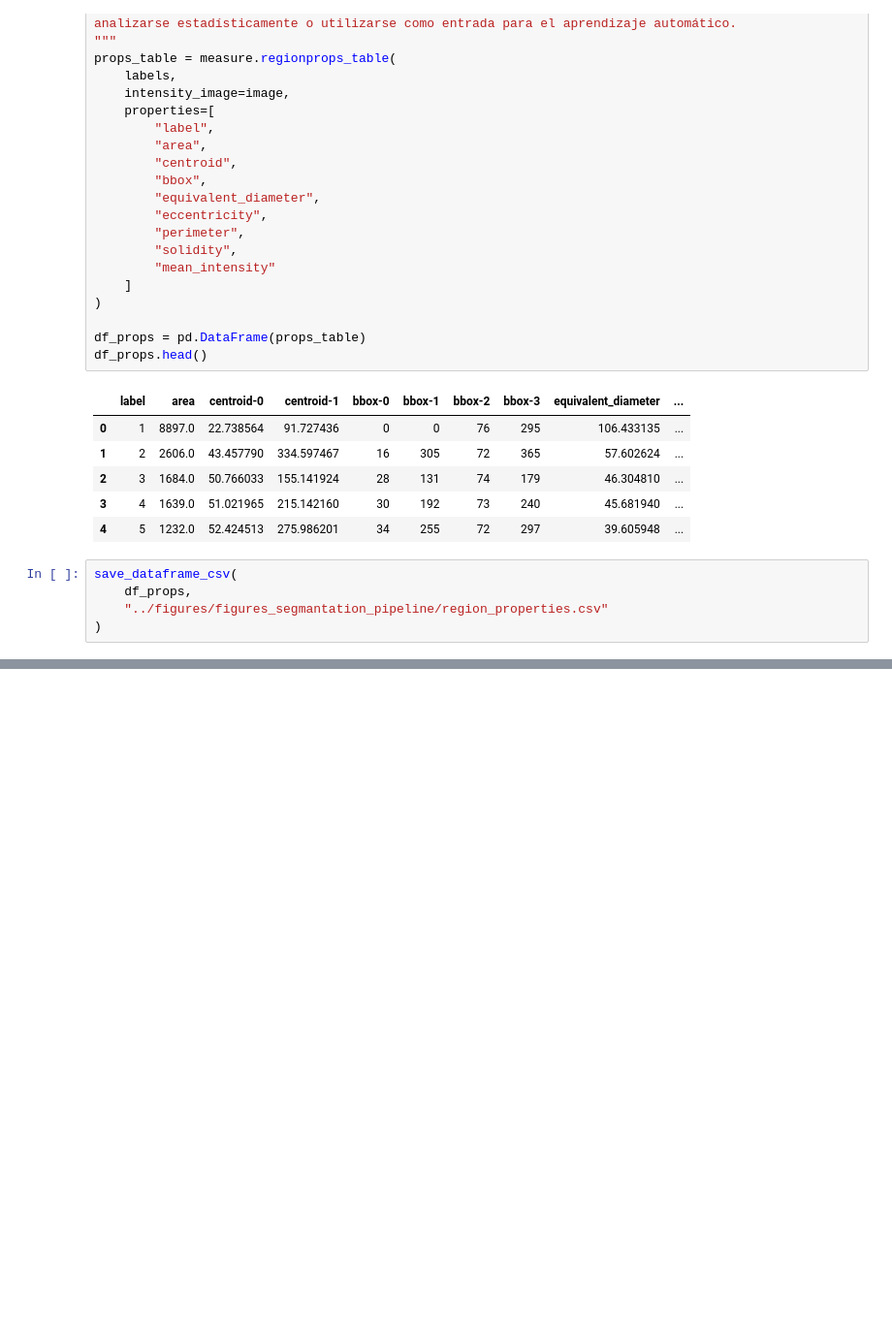
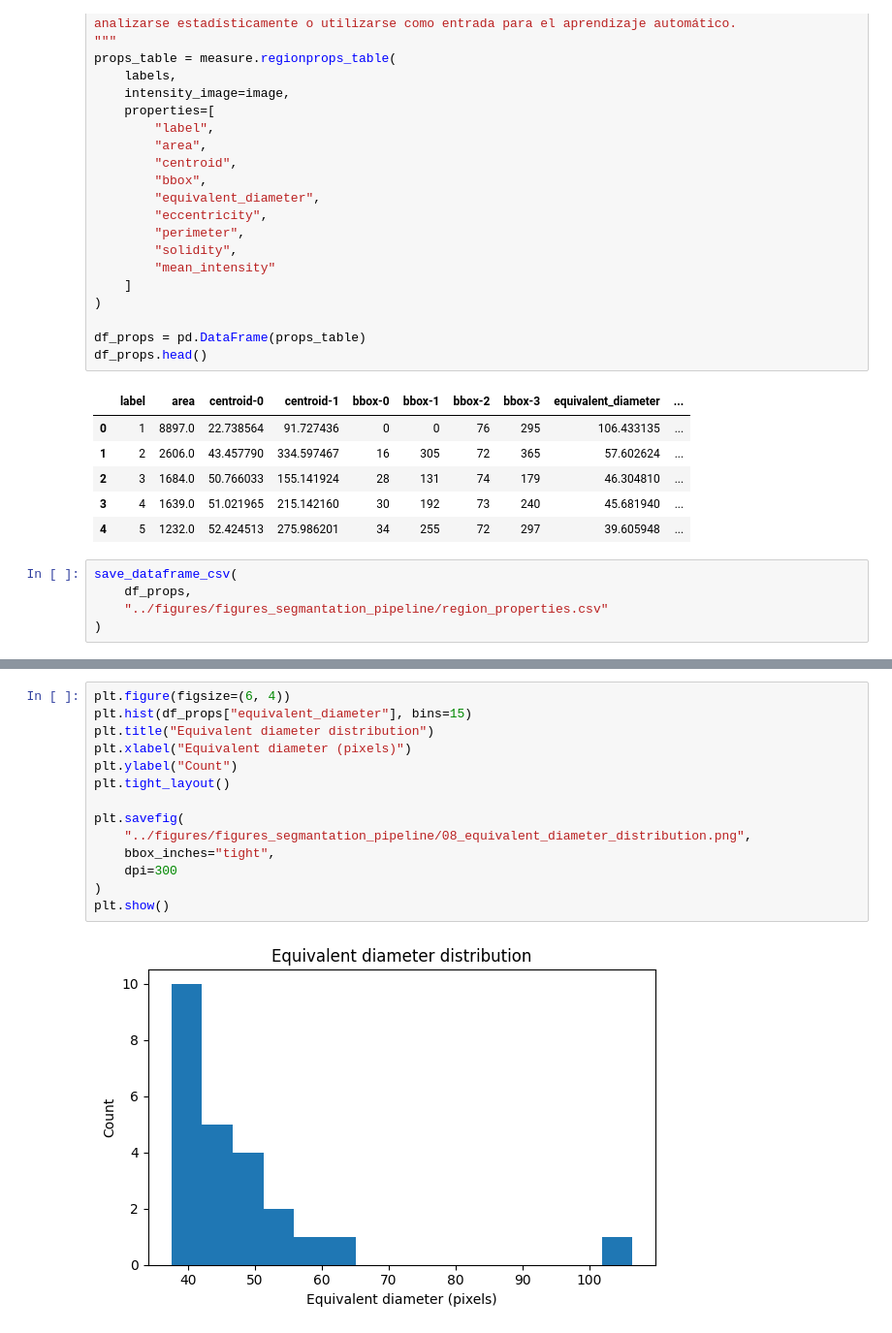
Before and after one commit to peterzm/ai-imaging-portfolio, a Jupyter notebook: 04_segmentation/notebooks/05_scientific_image_segmentation_pipeline.ipynb, the cells around one changed output, grey strips where cells are left out. Shown at 97% size. Cells and saved outputs as stored; diff of their text form; blank space fills up the shorter version.

```diff
--- a/04_segmentation/notebooks/05_scientific_image_segmentation_pipeline.ipynb
+++ b/04_segmentation/notebooks/05_scientific_image_segmentation_pipeline.ipynb
@@ -228,0 +251,16 @@ plt.show()
+# %%
+plt.figure(figsize=(6, 4))
+plt.hist(df_props["equivalent_diameter"], bins=15)
+plt.title("Equivalent diameter distribution")
+plt.xlabel("Equivalent diameter (pixels)")
+plt.ylabel("Count")
+plt.tight_layout()
+
+plt.savefig(
+    "../figures/figures_segmantation_pipeline/08_equivalent_diameter_distribution.png",
+    bbox_inches="tight",
+    dpi=300
+)
+plt.show()
+# %% [output]
+[figure, added]
```
Also changed, not shown: parts of 4 cells of this notebook, 4 other files.
